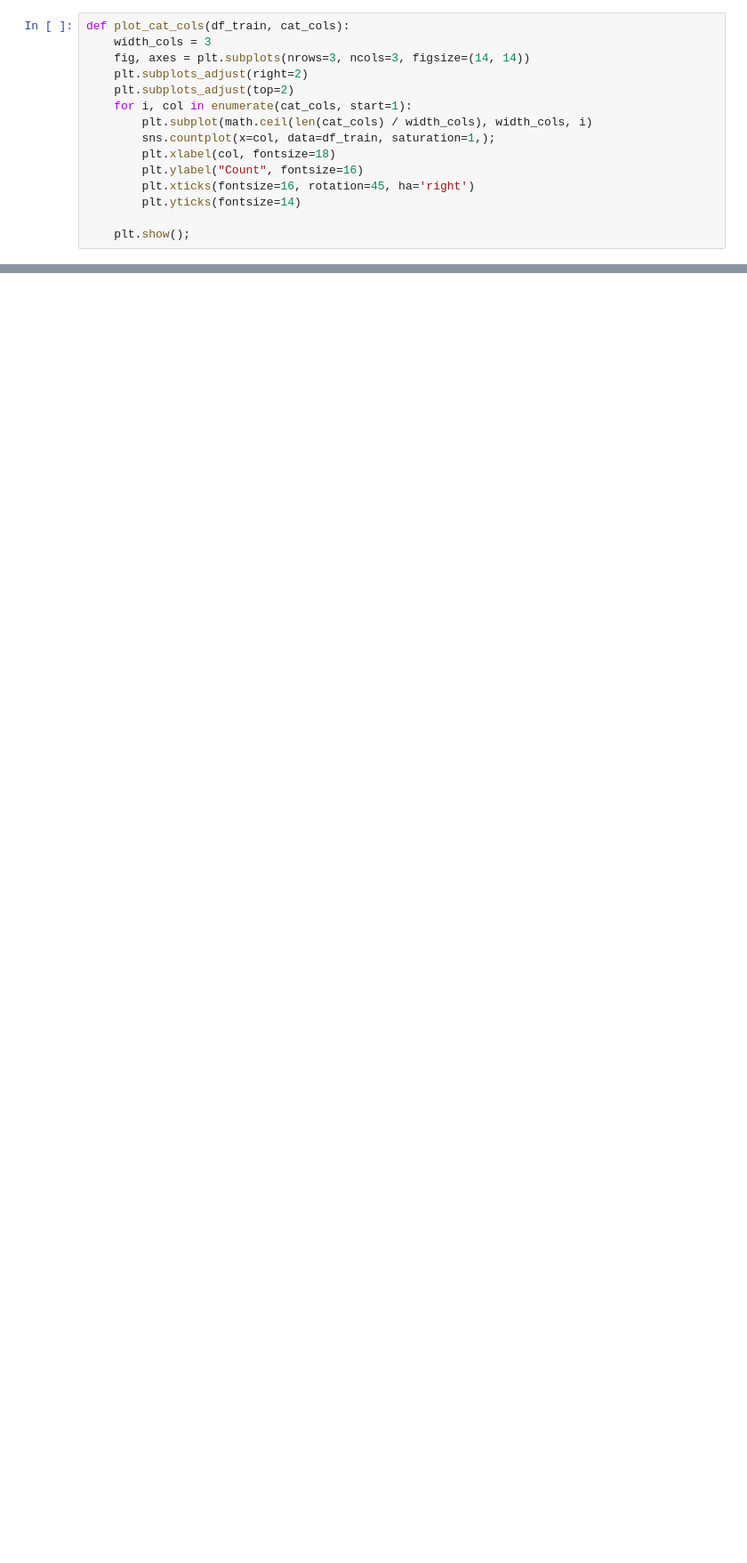
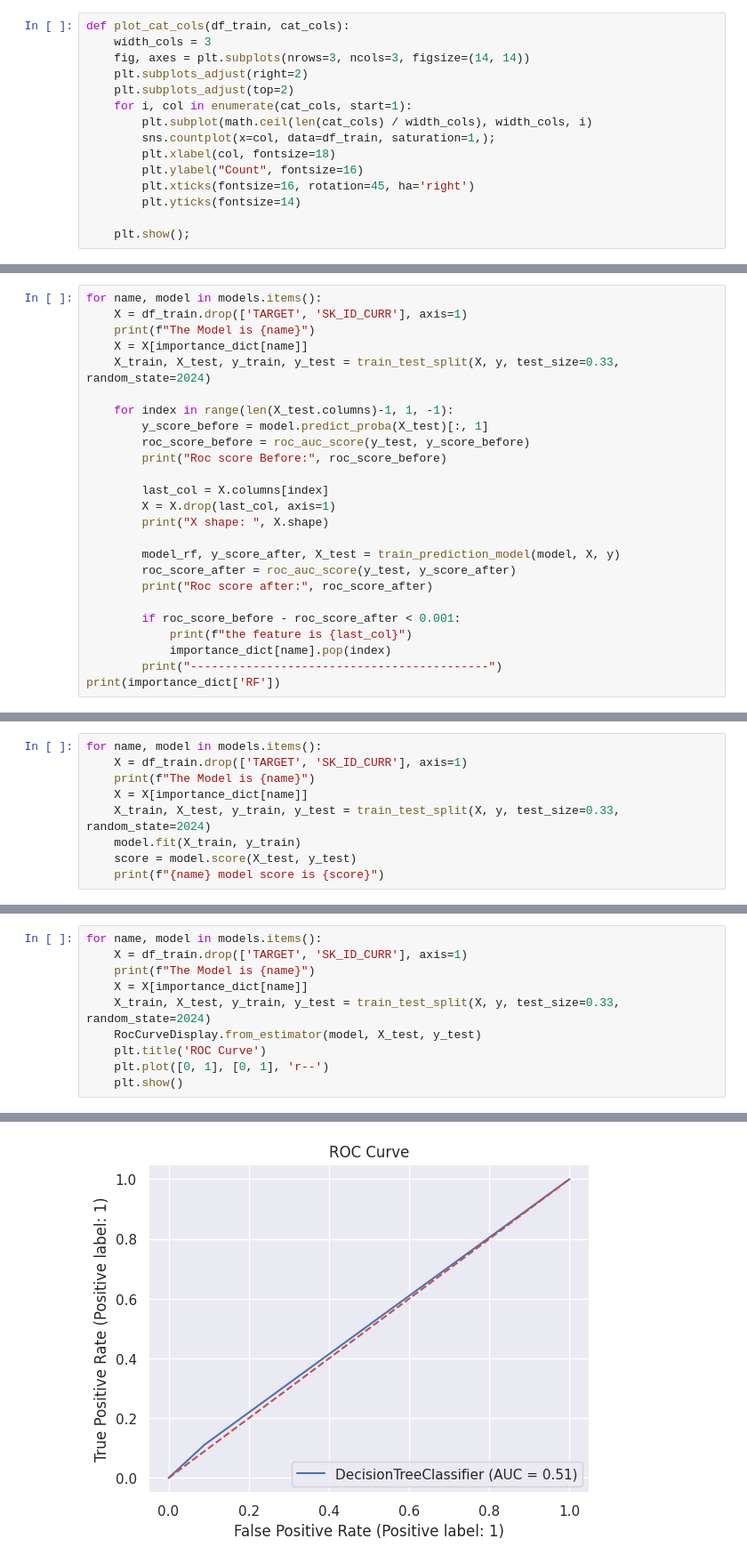
Before and after one commit to latifkara/Estimating-Customers-Capacity, a Jupyter notebook: estimating-customers-capacity.ipynb, the cells around one changed output, grey strips where cells are left out. Shown at 89% size. Drawn from its saved outputs; the diff is of its cells as text; blank space fills up the shorter version.

```diff
--- a/estimating-customers-capacity.ipynb
+++ b/estimating-customers-capacity.ipynb
@@ -538,0 +936,25 @@ plot_cat_cols(df_train, cat_cols)
+# %%
+for name, model in models.items():
+    X = df_train.drop(['TARGET', 'SK_ID_CURR'], axis=1)
+    print(f"The Model is {name}")
+    X = X[importance_dict[name]]
+    X_train, X_test, y_train, y_test = train_test_split(X, y, test_size=0.33, random_state=2024)
+
+    for index in range(len(X_test.columns)-1, 1, -1):
+        y_score_before = model.predict_proba(X_test)[:, 1]
+        roc_score_before = roc_auc_score(y_test, y_score_before)
+        print("Roc score Before:", roc_score_before)
+
+        last_col = X.columns[index]
+        X = X.drop(last_col, axis=1)
+        print("X shape: ", X.shape)
+
+        model_rf, y_score_after, X_test = train_prediction_model(model, X, y)
+        roc_score_after = roc_auc_score(y_test, y_score_after)
+        print("Roc score after:", roc_score_after)
+
+        if roc_score_before - roc_score_after < 0.001:
+            print(f"the feature is {last_col}")
+            importance_dict[name].pop(index)
+        print("-------------------------------------------")
+print(importance_dict['RF'])
@@ -538,0 +1043,9 @@ plot_cat_cols(df_train, cat_cols)
+# %%
+for name, model in models.items():
+    X = df_train.drop(['TARGET', 'SK_ID_CURR'], axis=1)
+    print(f"The Model is {name}")
+    X = X[importance_dict[name]]
+    X_train, X_test, y_train, y_test = train_test_split(X, y, test_size=0.33, random_state=2024)
+    model.fit(X_train, y_train)
+    score = model.score(X_test, y_test)
+    print(f"{name} model score is {score}")
@@ -538,0 +1061,11 @@ plot_cat_cols(df_train, cat_cols)
+# %%
+for name, model in models.items():
+    X = df_train.drop(['TARGET', 'SK_ID_CURR'], axis=1)
+    print(f"The Model is {name}")
+    X = X[importance_dict[name]]
+    X_train, X_test, y_train, y_test = train_test_split(X, y, test_size=0.33, random_state=2024)
+    RocCurveDisplay.from_estimator(model, X_test, y_test)
+    plt.title('ROC Curve')
+    plt.plot([0, 1], [0, 1], 'r--')
+    plt.show()
+# %% [output]
@@ -538,0 +1073 @@ plot_cat_cols(df_train, cat_cols)
+[figure, added]
```
Also changed, not shown: parts of 91 cells of this notebook.
